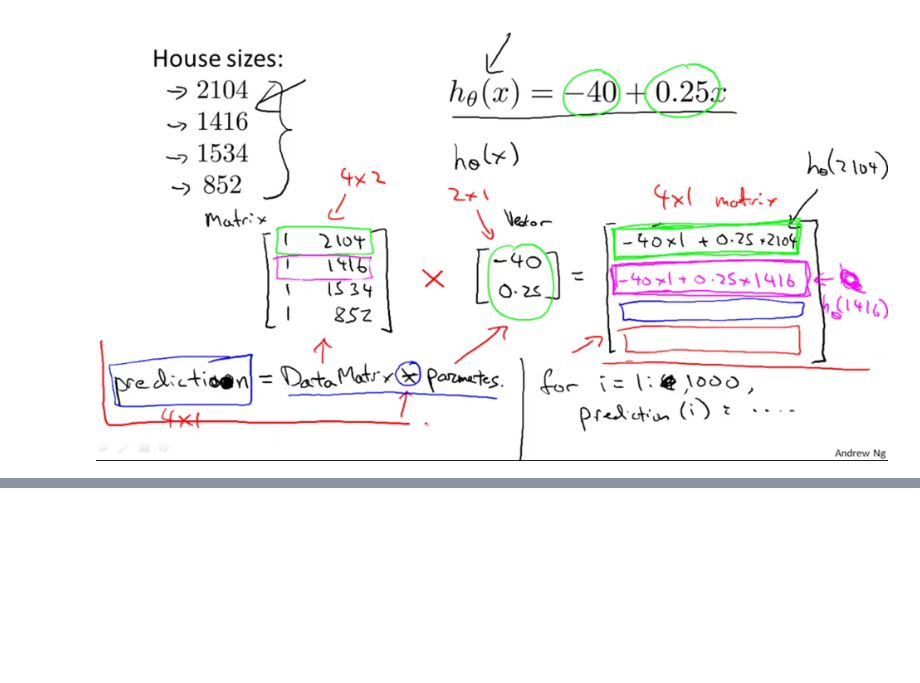
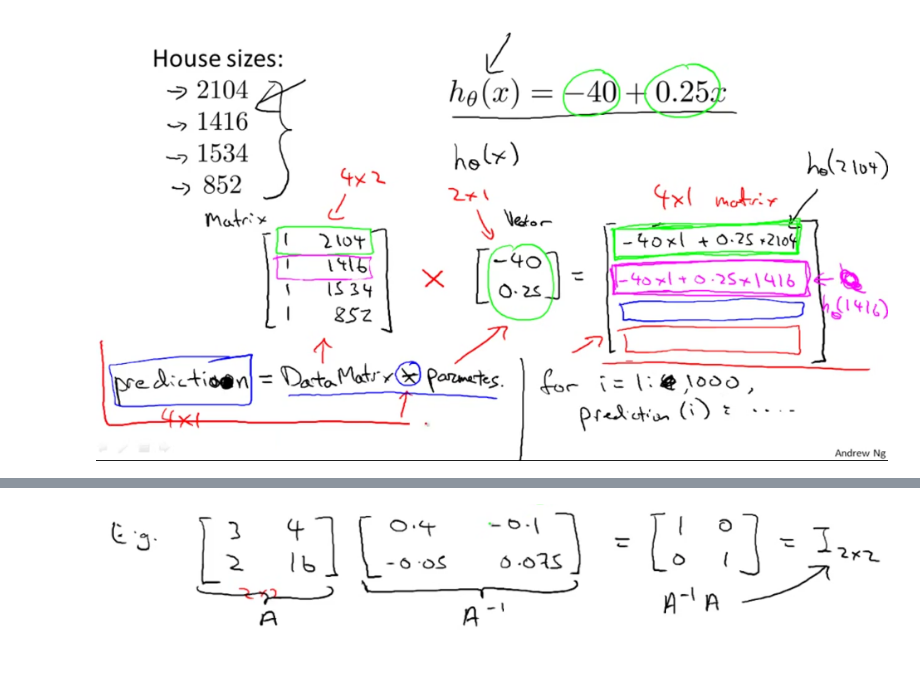
Before and after one commit to ncfausti/machine_learning, a Jupyter notebook: Week 1.ipynb, the cells around one changed output, grey strips where cells are left out. Saved outputs shown, nothing was run; the diff lists cells and outputs as text; code cells hidden in the pictures; blank space fills up the shorter version.

```diff
--- a/Week 1.ipynb
+++ b/Week 1.ipynb
@@ -209,0 +271,4 @@ IMG('octave-vs-iterative.png')
+# %%
+IMG('inverse-matrices.png')
+# %% [output]
+[figure, added]
```
Also changed, not shown: parts of 12 cells of this notebook, 5 other files.
